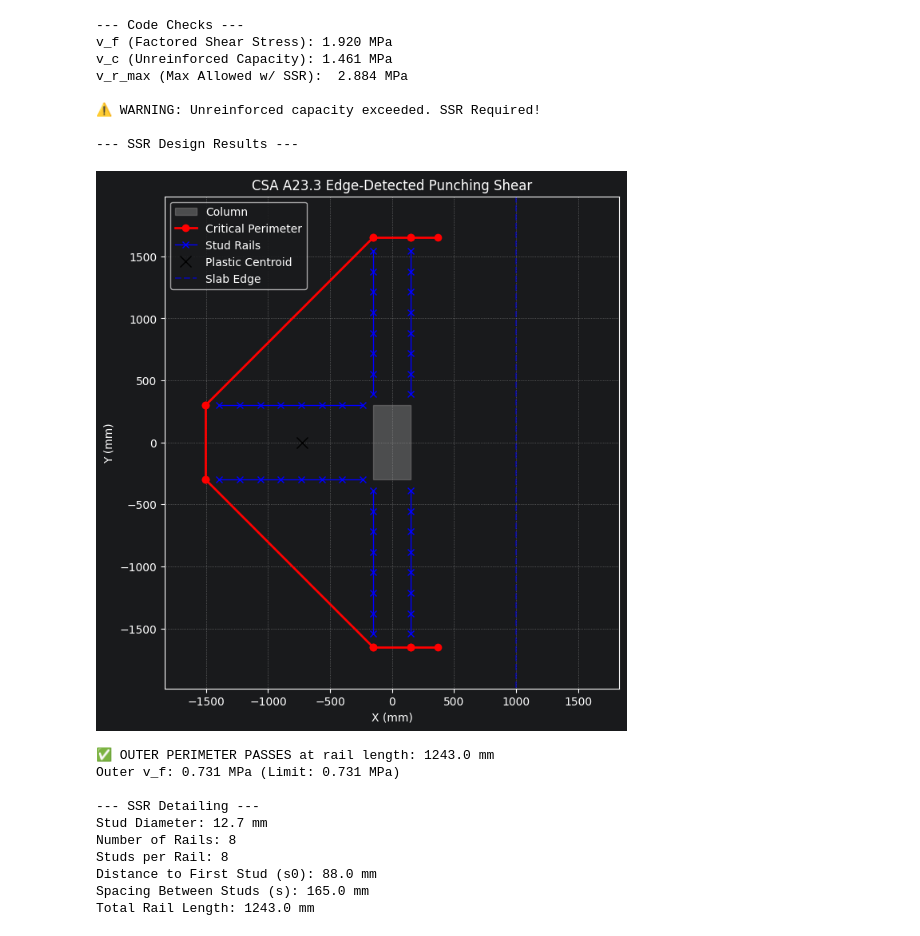
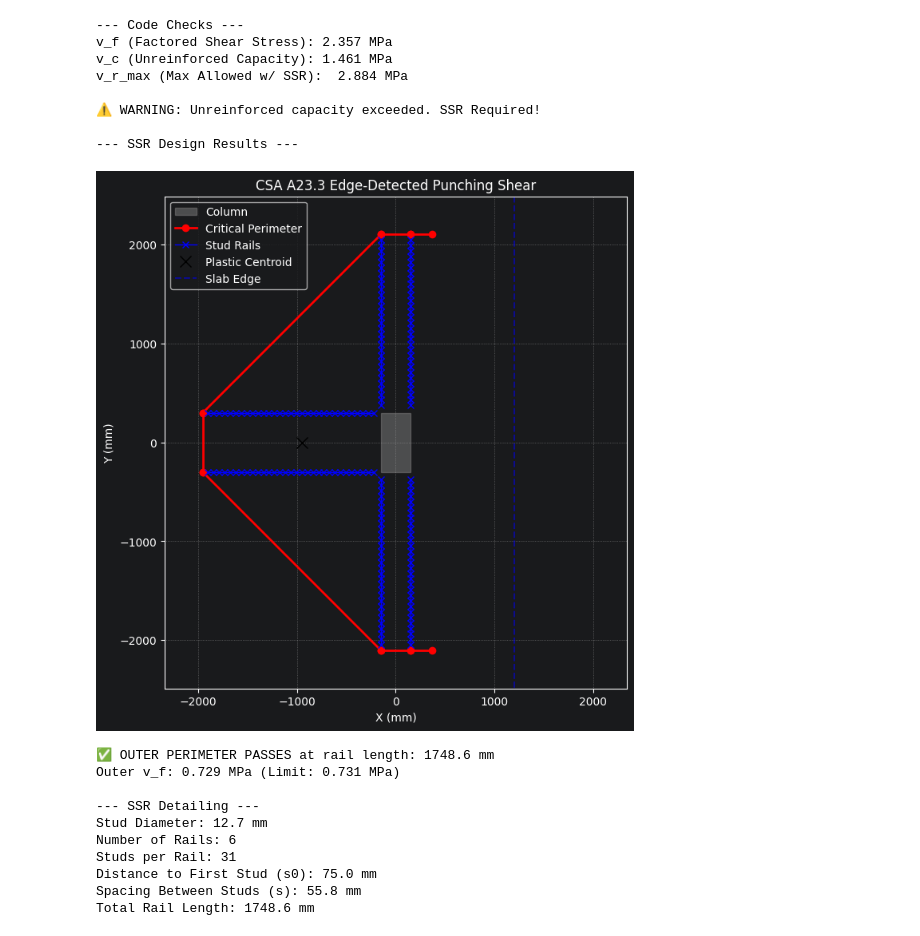
Before and after one commit to halledega/smt, a Jupyter notebook: punching_shear_mvp.ipynb, the cells around one changed output. Drawn from its saved outputs; the diff is of its cells as text; code cells hidden in the pictures.

Commit message:
Added plotting of forces, cleaned up inputs and outputs.

```diff
--- a/punching_shear_mvp.ipynb
+++ b/punching_shear_mvp.ipynb
@@ -12,3 +17,32 @@ from Codes.CSA_A23_3_19 import (
+# %%
+# --- Loads ---
+Vf = 1100.0          # Shear force, kN
+Mf_x = 120.0        # Unbalanced moment about x-axis, kNm
+Mf_y = 150.0       # Unbalanced moment about y-axis, kNm
+# %%
+# --- Column Geometry ---
+c1 = 300.0          # Column width (x-axis), mm
+c2 = 600.0          # Column depth (y-axis), mm
+x_c = 0.0           # Column location (x-axis), mm
+y_c = 0.0           # Column location (y-axis), mm
+# %%
+# --- Slab Geometry ---
+slab_thickness = 250.0  # mm
+c_top = 30.0            # Slab top cover, mm
+c_bot = 30.0            # Slab bottom cover, mm
+
+# Distance to Slab Edges from column center, mm
+dist_left = 5000.0
+dist_right = 6 * 200
+dist_top = 5000
+dist_bottom = 5000.0
+# %%
+# --- Reinforcement Properties ---
+stud_diameter = 12.7    # SSR Stud Diameter, mm
+stud_yeild_stress = 345 # MPa
+stud_spacing = 150.0 # mm
+first_spacing = stud_spacing / 2 # mm
+spacing_increment = 0.5 / 25.4 # mm
 # %%
 # 1. Define Materials
 concrete = Concrete(
@@ -147,7 +203,17 @@ elif vf <= v_r_max:
     print("⚠️ WARNING: Unreinforced capacity exceeded. SSR Required!")
 
     # 5. SSR Design Loop
-    ssr_design = design_ssr_rails(inputs, slab_bounds, geometry, vf, stud_diameter=12.7)
+    ssr_design = design_ssr_rails(
+        inputs=inputs,
+        slab_bounds=slab_bounds,
+        initial_geometry=geometry,
+        vf=vf,
+        stud_diameter=stud_diameter,
+        stud_yield_stress=stud_yeild_stress,
+        user_s0=first_spacing,
+        user_s=stud_spacing,
+        spacing_increment=spacing_increment
+    )
 
     print("\n--- SSR Design Results ---")
     if ssr_design["success"]:
@@ -158,42 +224,42 @@ elif vf <= v_r_max:
             inputs.x_c, inputs.y_c, inputs.c1, inputs.c2,
             ssr_design['outer_perimeter_line'],
             ssr_design['final_geometry'].cx_plastic,
             ssr_design['final_geometry'].cy_plastic,
             slab_bounds, inputs.d,
             stud_rails=ssr_design['stud_rails'],
             required_rail_length=ssr_design['required_rail_length']
         )
         print(f"✅ OUTER PERIMETER PASSES at rail length: {ssr_design['required_rail_length']:.1f} mm")
         print(f"Outer v_f: {ssr_design['vf_out']:.3f} MPa (Limit: {ssr_design['v_c_out_limit']:.3f} MPa)")
 
         print(f"\n--- SSR Detailing ---")
         print(f"Stud Diameter: {ssr_design['stud_diameter']} mm")
         print(f"Number of Rails: {ssr_design['num_rails']}")
         print(f"Studs per Rail: {ssr_design['num_studs_per_rail']}")
         print(f"Distance to First Stud (s0): {ssr_design['s0']:.1f} mm")
         print(f"Spacing Between Studs (s): {ssr_design['s']:.1f} mm")
         print(f"Total Rail Length: {ssr_design['required_rail_length']:.1f} mm")
     else:
         print(f"❌ SSR Design Failed: {ssr_design['message']}")
 else:
     print("❌ FAIL: Stress exceeds v_r_max. Section must be resized.")
 # %% [output]
 --- Code Checks ---
-v_f (Factored Shear Stress): 1.920 MPa
+v_f (Factored Shear Stress): 2.357 MPa
 v_c (Unreinforced Capacity): 1.461 MPa
 v_r_max (Max Allowed w/ SSR):  2.884 MPa
 
 ⚠️ WARNING: Unreinforced capacity exceeded. SSR Required!
 
 --- SSR Design Results ---
-[figure, old version]
+[figure, new version]
-✅ OUTER PERIMETER PASSES at rail length: 1243.0 mm
-Outer v_f: 0.731 MPa (Limit: 0.731 MPa)
+✅ OUTER PERIMETER PASSES at rail length: 1748.6 mm
+Outer v_f: 0.729 MPa (Limit: 0.731 MPa)
 
 --- SSR Detailing ---
 Stud Diameter: 12.7 mm
-Number of Rails: 8
-Studs per Rail: 8
-Distance to First Stud (s0): 88.0 mm
-Spacing Between Studs (s): 165.0 mm
-Total Rail Length: 1243.0 mm
+Number of Rails: 6
+Studs per Rail: 31
+Distance to First Stud (s0): 75.0 mm
+Spacing Between Studs (s): 55.8 mm
+Total Rail Length: 1748.6 mm
```
Also changed, not shown: parts of 4 cells of this notebook, 11 other files.
